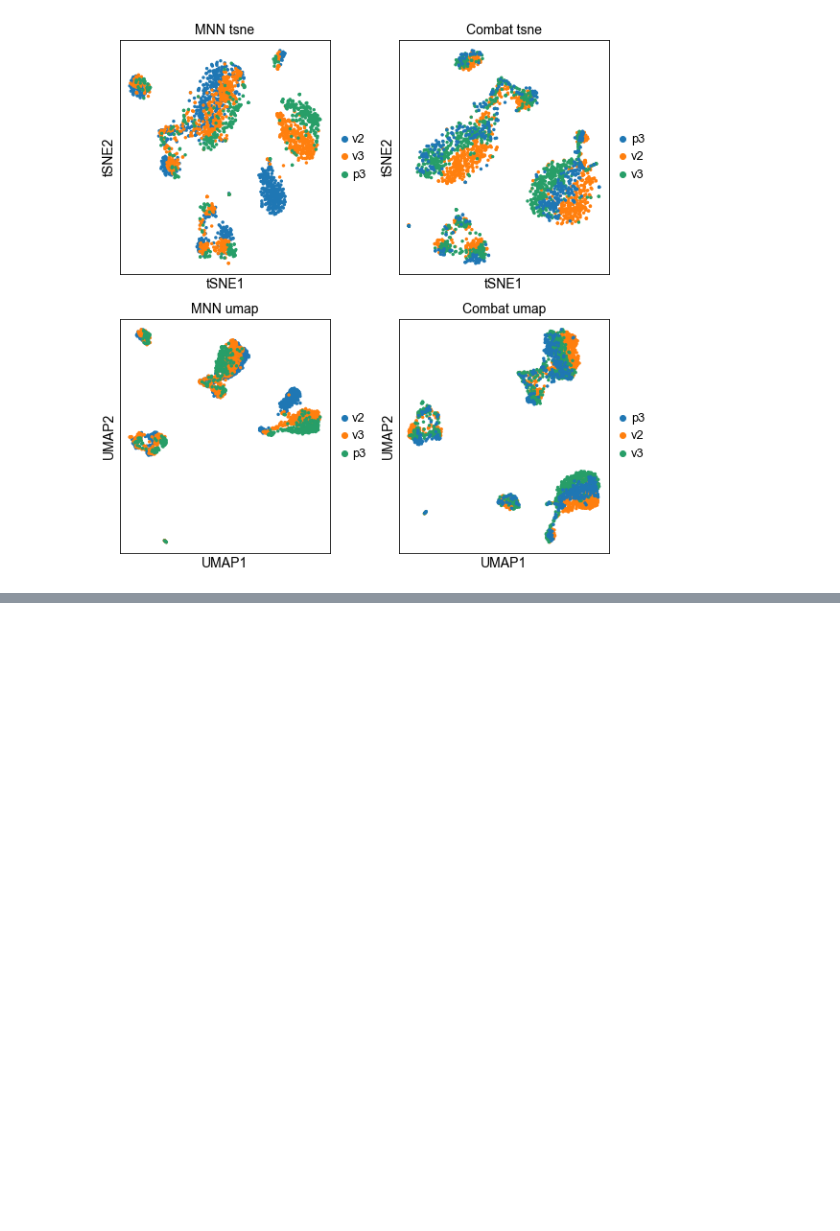
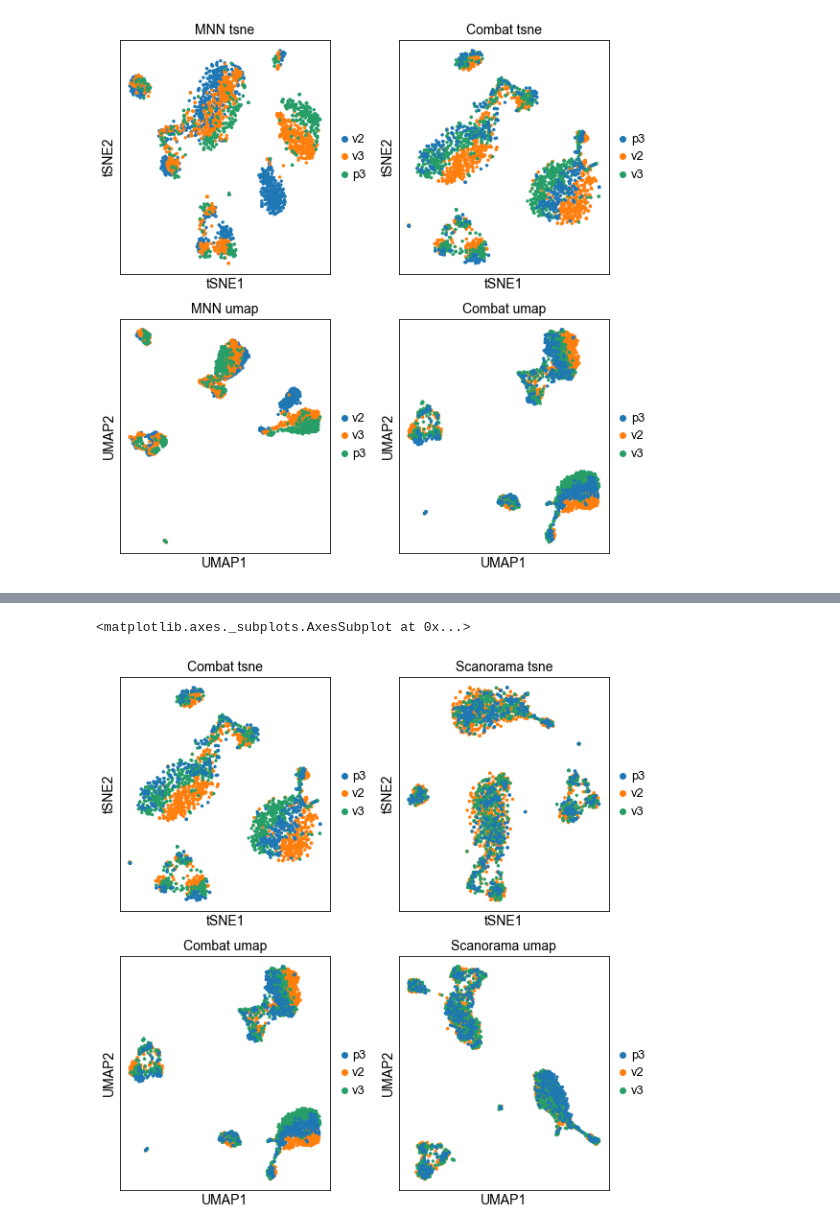
Before and after one commit to NBISweden/workshop-scRNAseq, a Jupyter notebook: labs/compiled/scanpy/scanpy_03_integration.ipynb, the cells around one changed output, grey strips where cells are left out. Saved outputs shown, nothing was run; the diff lists cells and outputs as text; code cells hidden in the pictures; blank space fills up the shorter version.

Commit message:
Add scanorama to scanpy_03

```diff
--- a/labs/compiled/scanpy/scanpy_03_integration.ipynb
+++ b/labs/compiled/scanpy/scanpy_03_integration.ipynb
@@ -328,0 +334,15 @@ corr_data.write_h5ad(save_file)
+# %%
+import scanorama
+
+
+#subset the individual dataset to the same variable genes as in MNN-correct.
+alldata2 = dict()
+for ds in alldata.keys():
+    print(ds)
+    alldata2[ds] = alldata[ds][:,var_genes]
+
+#convert to list of AnnData objects
+adatas = list(alldata2.values())
+
+# run scanorama.integrate
+scanorama  = scanorama.integrate_scanpy(adatas, dimred = 50,)
@@ -328,0 +360,13 @@ corr_data.write_h5ad(save_file)
+# %%
+# returns a list of 3 np.ndarrays with 50 columns.
+
+print(scanorama[0].shape)
+print(scanorama[1].shape)
+print(scanorama[2].shape)
+
+# make inteo one matrix.
+all_s = np.concatenate(scanorama)
+print(all_s.shape)
+
+# add to the AnnData object
+adata.obsm["SC"] = all_s
@@ -328,0 +395,9 @@ corr_data.write_h5ad(save_file)
+# %%
+fig, axs = plt.subplots(2, 2, figsize=(8,8),constrained_layout=True)
+sc.pl.tsne(adata_combat, color="lib_prep", title="Combat tsne", ax=axs[0,0], show=False)
+sc.pl.tsne(adata, color="lib_prep", title="Scanorama tsne", ax=axs[0,1], show=False)
+sc.pl.umap(adata_combat, color="lib_prep", title="Combat umap", ax=axs[1,0], show=False)
+sc.pl.umap(adata, color="lib_prep", title="Scanorama umap", ax=axs[1,1], show=False)
+# %% [output]
+<matplotlib.axes._subplots.AxesSubplot at 0x...>
+[figure, added]
```
Also changed, not shown: parts of 9 cells of this notebook, 5 other files.
